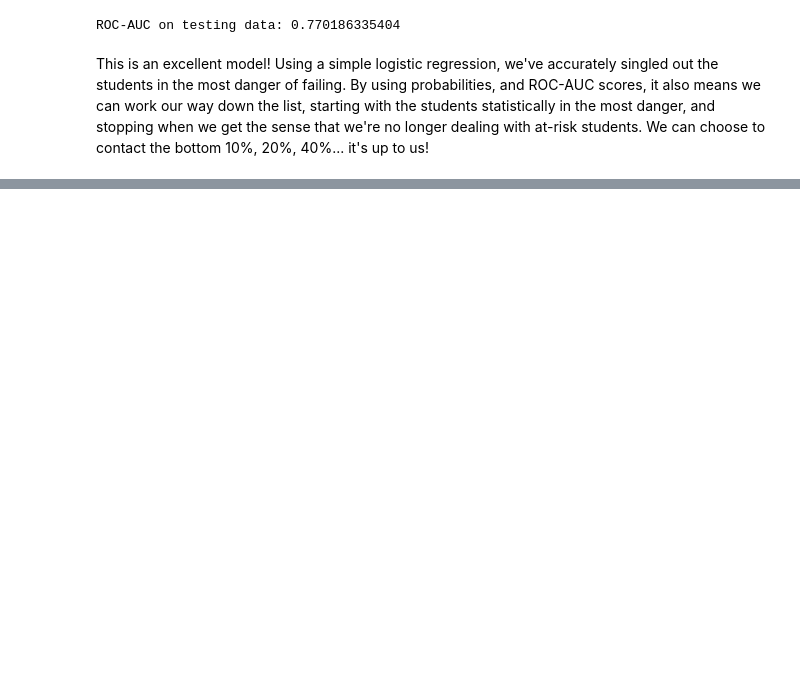
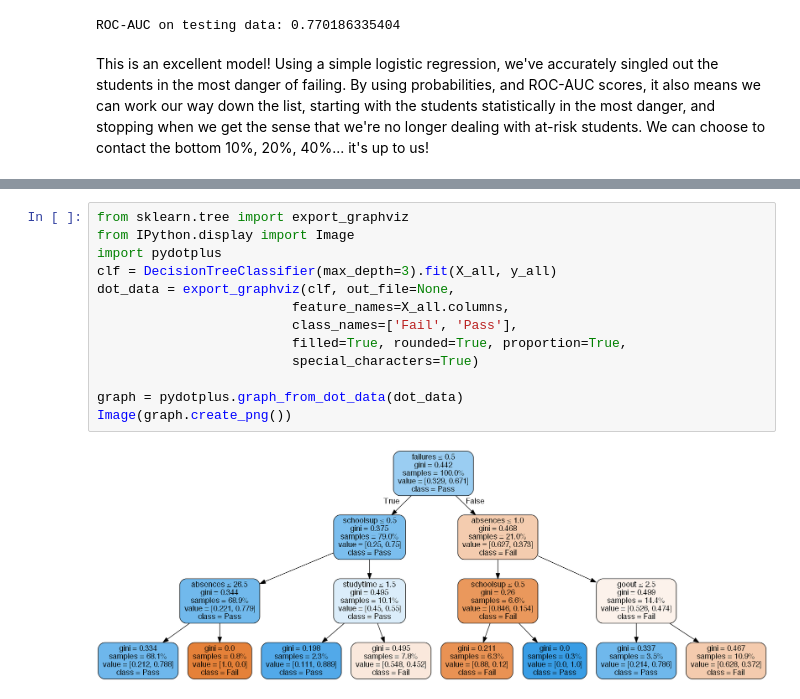
Before and after one commit to vincefav/education-analytics-intervention, a Jupyter notebook: student_intervention.ipynb, the cells around one changed output, grey strips where cells are left out. Drawn from its saved outputs; the diff is of its cells as text; blank space fills up the shorter version.

Commit message:
feat: Add decision tree viz

```diff
--- a/student_intervention.ipynb
+++ b/student_intervention.ipynb
@@ -283,0 +314,15 @@ This is an excellent model! Using a simple logistic regression, we've accurately
+# %%
+from sklearn.tree import export_graphviz
+from IPython.display import Image
+import pydotplus
+clf = DecisionTreeClassifier(max_depth=3).fit(X_all, y_all)
+dot_data = export_graphviz(clf, out_file=None,
+                         feature_names=X_all.columns,
+                         class_names=['Fail', 'Pass'],
+                         filled=True, rounded=True, proportion=True,
+                         special_characters=True)
+
+graph = pydotplus.graph_from_dot_data(dot_data)
+Image(graph.create_png())
+# %% [output]
+[figure, added]
```
Also changed, not shown: parts of 4 cells of this notebook.
